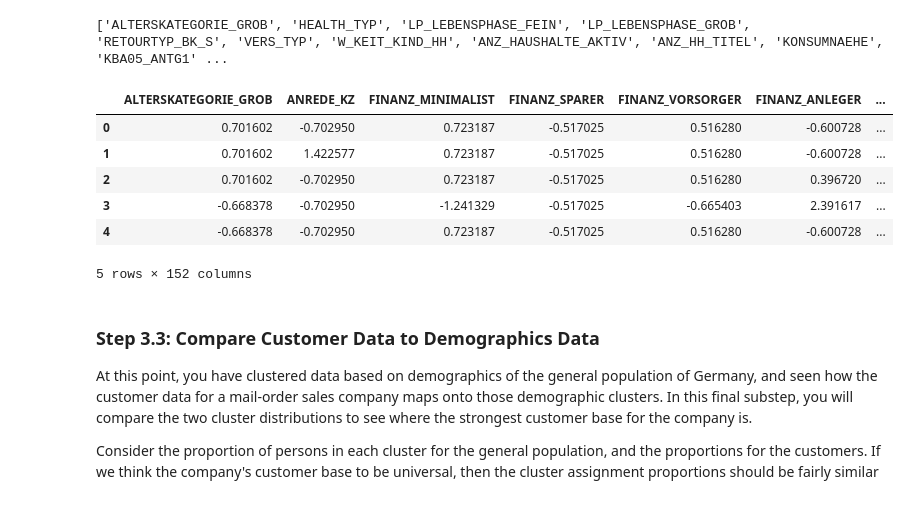
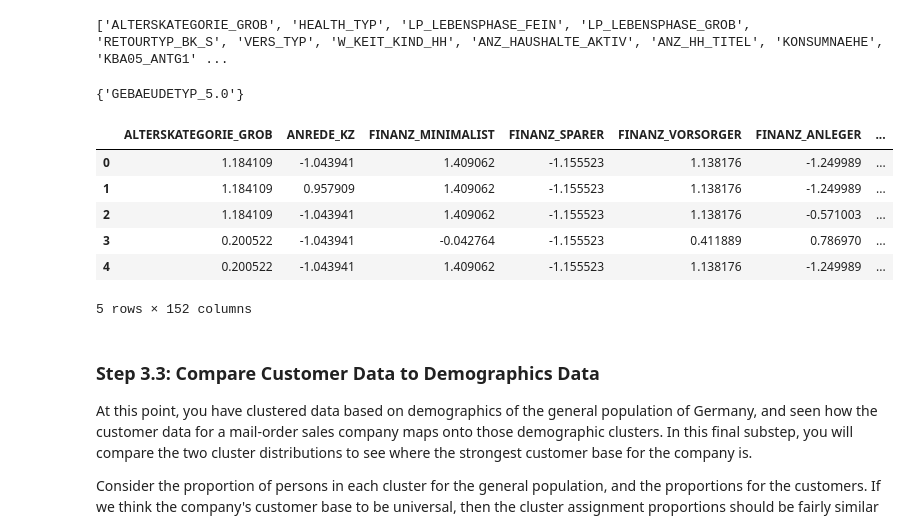
Before and after one commit to Premkumar-Shanmugam/ml, a Jupyter notebook: IdentifyCustomerSegments/Identify_Customer_Segments.ipynb, the cells around one changed output. Cells and saved outputs as stored; diff of their text form; code cells hidden in the pictures.

```diff
--- a/IdentifyCustomerSegments/Identify_Customer_Segments.ipynb
+++ b/IdentifyCustomerSegments/Identify_Customer_Segments.ipynb
@@ -444,8 +444,8 @@ Name: CJT_GESAMTTYP, dtype: int64
 Name: CAMEO_DEU_2015, dtype: int64
 # %%
 # Re-encode categorical variable(s) to be kept in the analysis.
-## Drop categorical-features that have more than 20 categories
-features_to_ohe=['OST_WEST_KZ']
+
+features_to_ohe=[]
 features_to_drop=[]
 for feature in categorical_features:
     categories=azdias_clean_data[feature].nunique()
@@ -456,6 +456,16 @@ for feature in categorical_features:
             features_to_ohe.append(feature)
 print(features_to_ohe)
 print(features_to_drop)
+
+## Re-encode multi-level categorical features using One Hot Encoding
 azdias_clean_encoded = pd.get_dummies(azdias_clean_data, columns=features_to_ohe)
+
+## Re-encode binary categorical feature `OST_WEST_KZ`
+### Create a dictionary to map East ("O" to 1) and West ("W" to 2)
+OST_WEST_KZ_DICT = {'O': 1, 'W': 2}
+### Re-encode non-numeric to numeric
+azdias_clean_encoded['OST_WEST_KZ']=azdias_clean_data['OST_WEST_KZ'].replace(OST_WEST_KZ_DICT)
+
+## Drop categorical-features that have more than 20 categories
 azdias_clean_encoded.drop(columns=features_to_drop, inplace=True)
 # %% [output]
@@ -758,7 +768,7 @@ def clean_data(df):
     feat_info_clean_features = feat_info[~feat_info['attribute'].isin(outlier_features)]
     categorical_features=feat_info_clean_features.attribute[feat_info_clean_features.type == 'categorical'].tolist()
 
-    features_to_ohe=['OST_WEST_KZ']
+    features_to_ohe=[]
     features_to_drop=[]
     for feature in categorical_features:
         categories=out_df[feature].nunique()
@@ -770,6 +780,12 @@ def clean_data(df):
 
     ## One hot encode multi-level features
     out_df = pd.get_dummies(out_df, columns=features_to_ohe)
+
+    ## Re-encode binary categorical feature `OST_WEST_KZ`
+    ### Create a dictionary to map East ("O" to 1) and West ("W" to 2)
+    OST_WEST_KZ_DICT = {'O': 1, 'W': 2}
+    ### Re-encode non-numeric to numeric
+    out_df['OST_WEST_KZ'].replace(OST_WEST_KZ_DICT, inplace=True)
 
     ## Drop features with too many (more than 20) categories
     out_df.drop(columns=features_to_drop, inplace=True)
@@ -1116,22 +1136,29 @@ print(customers_features_to_impute)
 ['ALTERSKATEGORIE_GROB', 'HEALTH_TYP', 'LP_LEBENSPHASE_FEIN', 'LP_LEBENSPHASE_GROB', 'RETOURTYP_BK_S', 'VERS_TYP', 'W_KEIT_KIND_HH', 'ANZ_HAUSHALTE_AKTIV', 'ANZ_HH_TITEL', 'KONSUMNAEHE', 'KBA05_ANTG1' ...
 # %%
 # Replace NaNs with the median values
-imp_median=Imputer(missing_values=np.nan, strategy='median')
+# imp_median=Imputer(missing_values=np.nan, strategy='median')
 customers_clean_imputed=customers_clean_engineered.copy()
-customers_clean_imputed[customers_features_to_impute]=imp_median.fit_transform(customers_clean_engineered[customers_features_to_impute])
+customers_clean_imputed[customers_features_to_impute]=imp_median.transform(customers_clean_engineered[customers_features_to_impute])
+# %%
+## There is atleast one column missing in customers data compared to azdias data. Let us find it.
+set(azdias_clean_imputed.columns)-set(customers_clean_imputed.columns)
+# %% [output]
+{'GEBAEUDETYP_5.0'}
+# %%
+## Add the missing columns to the customer data
+customers_clean_imputed['GEBAEUDETYP_5.0']=0
 # %%
 # Apply feature scaling to the customer data.
-customers_scaler=StandardScaler()
-customers_clean_scaled=pd.DataFrame(customers_scaler.fit_transform(customers_clean_imputed))
+customers_clean_scaled=pd.DataFrame(scaler.transform(customers_clean_imputed))
 customers_clean_scaled.columns=customers_clean_imputed.columns
 customers_clean_scaled.head()
 # %% [output]
 |  | ALTERSKATEGORIE_GROB | ANREDE_KZ | FINANZ_MINIMALIST | FINANZ_SPARER | FINANZ_VORSORGER | FINANZ_ANLEGER | ... |
-| 0 | 0.701602 | -0.702950 | 0.723187 | -0.517025 | 0.516280 | -0.600728 | ... |
-| 1 | 0.701602 | 1.422577 | 0.723187 | -0.517025 | 0.516280 | -0.600728 | ... |
-| 2 | 0.701602 | -0.702950 | 0.723187 | -0.517025 | 0.516280 | 0.396720 | ... |
-| 3 | -0.668378 | -0.702950 | -1.241329 | -0.517025 | -0.665403 | 2.391617 | ... |
-| 4 | -0.668378 | -0.702950 | 0.723187 | -0.517025 | 0.516280 | -0.600728 | ... |
+| 0 | 1.184109 | -1.043941 | 1.409062 | -1.155523 | 1.138176 | -1.249989 | ... |
+| 1 | 1.184109 | 0.957909 | 1.409062 | -1.155523 | 1.138176 | -1.249989 | ... |
+| 2 | 1.184109 | -1.043941 | 1.409062 | -1.155523 | 1.138176 | -0.571003 | ... |
+| 3 | 0.200522 | -1.043941 | -0.042764 | -1.155523 | 0.411889 | 0.786970 | ... |
+| 4 | 0.200522 | -1.043941 | 1.409062 | -1.155523 | 1.138176 | -1.249989 | ... |
 5 rows × 152 columns
 # %%
 # Apply PCA
```
Also changed, not shown: parts of 25 cells of this notebook, 4 other files.
